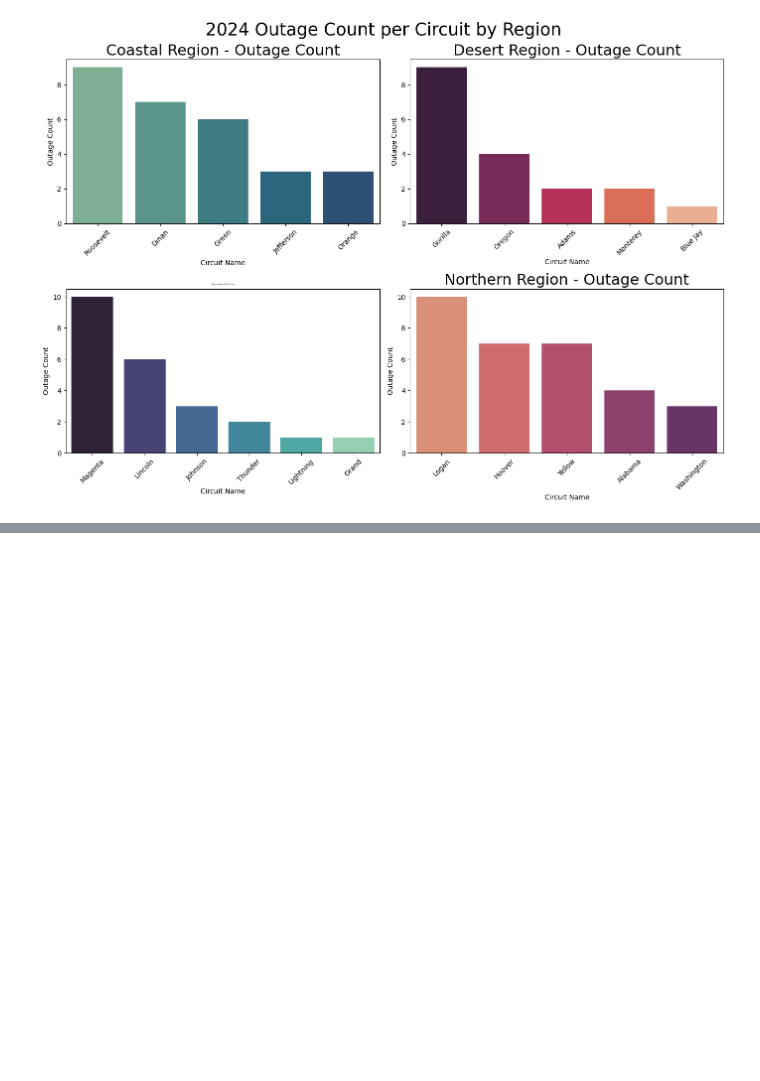
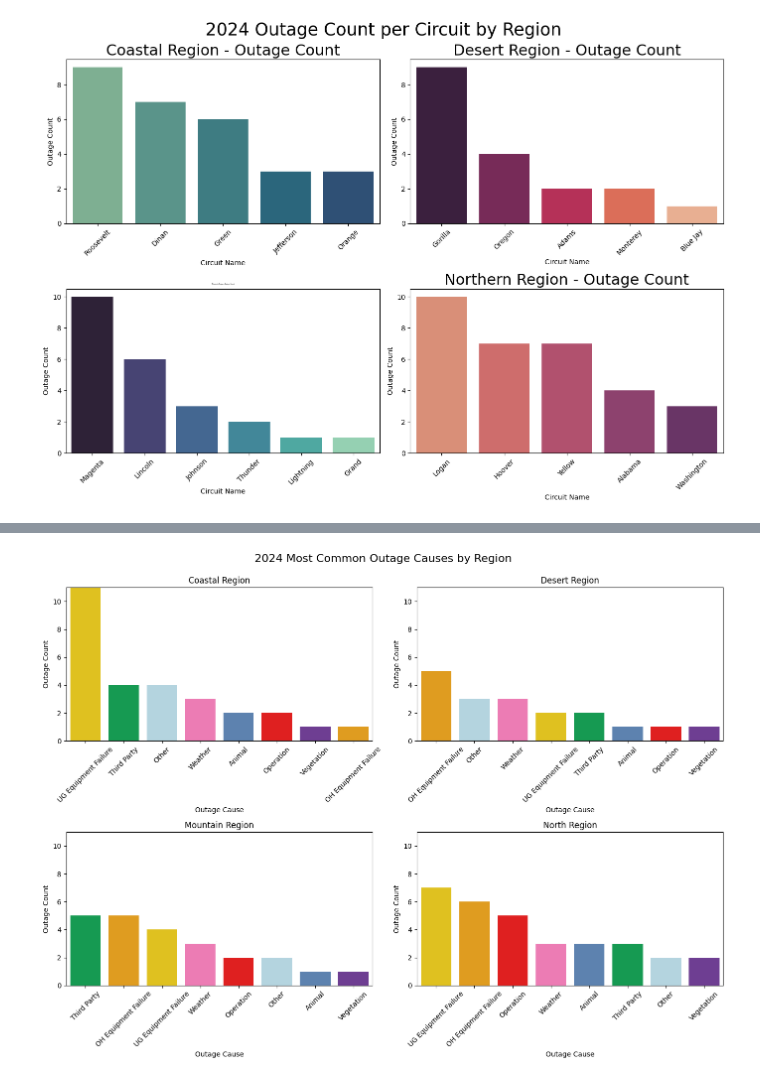
Before and after one commit to GerardoG2/ITC-2025, a Jupyter notebook: Notebooks/Insights.ipynb, the cells around one changed output, grey strips where cells are left out. Saved outputs shown, nothing was run; the diff lists cells and outputs as text; code cells hidden in the pictures; blank space fills up the shorter version.

```diff
--- a/Notebooks/Insights.ipynb
+++ b/Notebooks/Insights.ipynb
@@ -69,12 +32,0 @@ total_cmi
-# %%
-# most common outage causes per region
-outage_per_region = (
-    df
-    .groupby(["region", "outage_cause"])
-    .size()
-    .reset_index(name="outage_count")
-    .sort_values(by=["region", "outage_count"], ascending=[True, False])
-    .reset_index(drop=True)
-)
-
-outage_per_region
@@ -1666,0 +374,63 @@ Passing `palette` without assigning `hue` is deprecated and will be removed in v
+# %%
+# histograms for most common outages per region
+
+max_count = outage_per_region['outage_count'].max()
+
+coastal = outage_per_region[outage_per_region["region"] == "Coastal"]
+desert = outage_per_region[outage_per_region["region"] == "Desert"]
+mountain = outage_per_region[outage_per_region["region"] == "Mountain"]
+north = outage_per_region[outage_per_region["region"] == "North"]
+
+all_causes = sorted(df['outage_cause'])
+def fill_missing_causes(df):
+    return (
+        df.set_index('outage_cause')
+        .reindex(all_causes, fill_value=0)
+        .reset_index()
+    )
+coastal = fill_missing_causes(coastal)
+desert = fill_missing_causes(desert)
+mountain = fill_missing_causes(mountain)
+north = fill_missing_causes(north)
+
+
+
+palette = sns.color_palette("Set2")
+
+fig, axs = plt.subplots(2, 2, figsize=(14, 10))
+
+
+
+sns.barplot(data=coastal.sort_values(by='outage_count', ascending=False), x="outage_cause", y="outage_count",hue="outage_cause", ax=axs[0, 0], palette=cause_colors)
+axs[0, 0].set_title("Coastal Region")
+axs[0, 0].tick_params(axis='x', rotation=45)
+axs[0, 0].set_ylim(0, max_count)
+axs[0][0].set_xlabel("Outage Cause")
+axs[0][0].set_ylabel("Outage Count")
+
+sns.barplot(data=desert.sort_values(by='outage_count', ascending=False), x="outage_cause", y="outage_count",hue="outage_cause", ax=axs[0, 1], palette=cause_colors)
+axs[0, 1].set_title("Desert Region")
+axs[0, 1].tick_params(axis='x', rotation=45)
+axs[0, 1].set_ylim(0, max_count)
+axs[0][1].set_xlabel("Outage Cause")
+axs[0][1].set_ylabel("Outage Count")
+
+sns.barplot(data=mountain.sort_values(by='outage_count', ascending=False), x="outage_cause", y="outage_count",hue="outage_cause", ax=axs[1, 0], palette=cause_colors)
+axs[1, 0].set_title("Mountain Region")
+axs[1, 0].tick_params(axis='x', rotation=45)
+axs[1, 0].set_ylim(0, max_count)
+axs[1][0].set_xlabel("Outage Cause")
+axs[1][0].set_ylabel("Outage Count")
+
+sns.barplot(data=north.sort_values(by='outage_count', ascending=False), x="outage_cause", y="outage_count",hue="outage_cause", ax=axs[1, 1], palette=cause_colors)
+axs[1, 1].set_title("North Region")
+axs[1, 1].tick_params(axis='x', rotation=45)
+axs[1, 1].set_ylim(0, max_count)
+axs[1][1].set_xlabel("Outage Cause")
+axs[1][1].set_ylabel("Outage Count")
+
+plt.tight_layout()
+plt.suptitle("2024 Most Common Outage Causes by Region", fontsize=16, y=1.03)
+plt.show()
+# %% [output]
+[figure, added]
```
Also changed, not shown: parts of 77 cells of this notebook.
